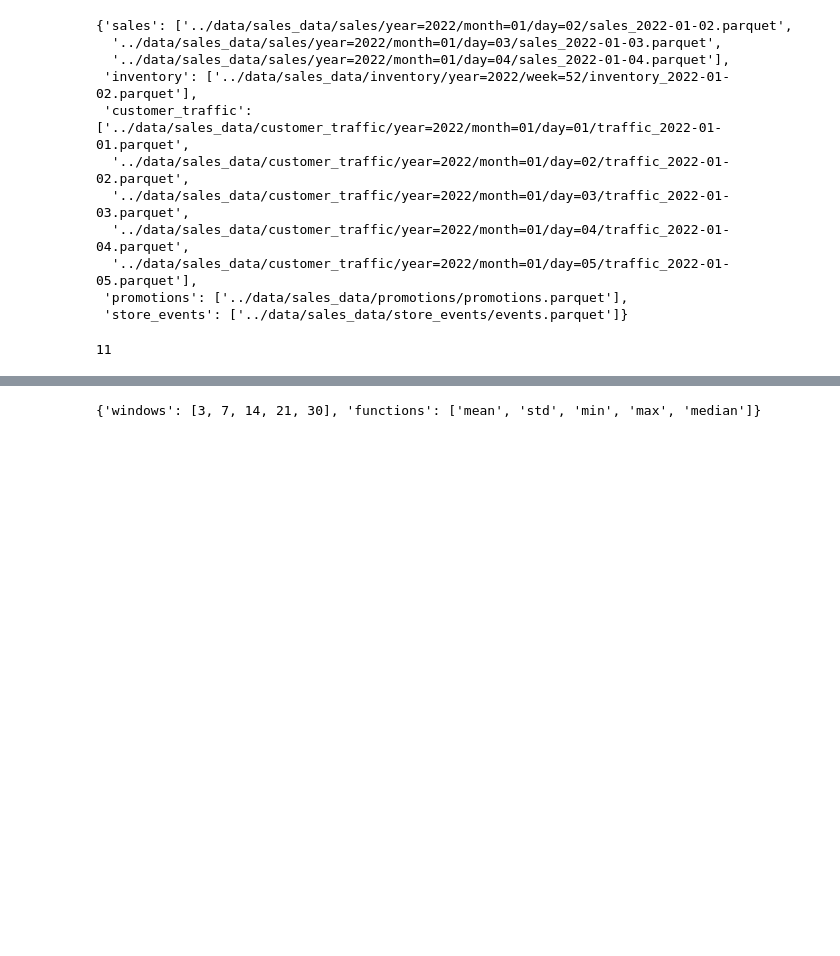
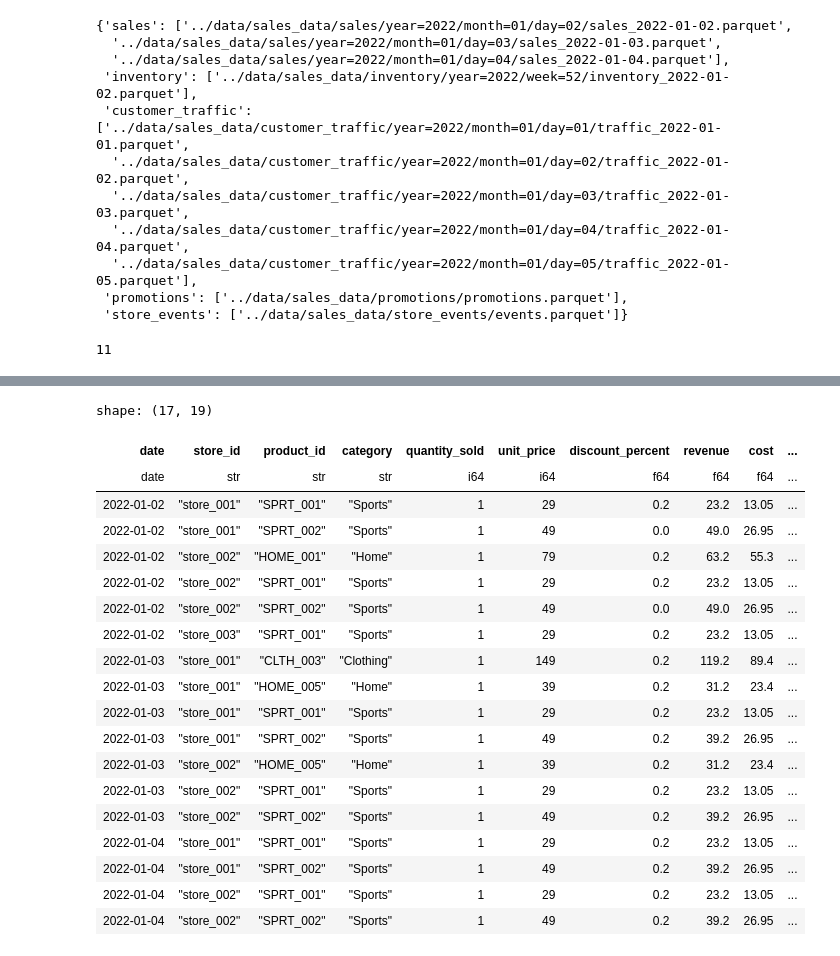
Before and after one commit to chineidu/End-to-end-Sale-Forecasting, a Jupyter notebook: notebooks/01-lab.ipynb, the cells around one changed output, grey strips where cells are left out. Saved outputs shown, nothing was run; the diff lists cells and outputs as text; code cells hidden in the pictures; blank space fills up the shorter version.

```diff
--- a/notebooks/01-lab.ipynb
+++ b/notebooks/01-lab.ipynb
@@ -203,6 +215,4 @@ if group_cols:
     for window in windows:
         for func in functions:
             col_name = f"{target_col}_rolling_{window}_{func}"
-            df[col_name] = df.groupby(group_cols)[target_col].transform(
-                lambda x: x.rolling(window, min_periods=1).agg(func)
-            )
+            df[col_name] = df.groupby(group_cols)[target_col].transform(lambda x: x.rolling(window, min_periods=1).agg(func))
@@ -212,0 +221,9 @@ from src.config import app_config
+# %%
+def create_interaction_features(df: pd.DataFrame, categorical_cols: list[str]) -> pd.DataFrame:
+    df = df.copy()
+
+    for i, col1 in enumerate(categorical_cols):
+        for col2 in categorical_cols[i + 1 :]:
+            df[f"{col1}_{col2}_interaction"] = df[col1].astype(str) + "_" + df[col2].astype(str)
+
+    return df
@@ -212,0 +343,23 @@ from src.config import app_config
+# %%
+create_interaction_features(temp_df, categorical_cols=["store_id", "product_id"])
+# %% [output]
+shape: (17, 19)
+| date | store_id | product_id | category | quantity_sold | unit_price | discount_percent | revenue | cost | ... |
+| date | str | str | str | i64 | i64 | f64 | f64 | f64 | ... |
+| 2022-01-02 | "store_001" | "SPRT_001" | "Sports" | 1 | 29 | 0.2 | 23.2 | 13.05 | ... |
+| 2022-01-02 | "store_001" | "SPRT_002" | "Sports" | 1 | 49 | 0.0 | 49.0 | 26.95 | ... |
+| 2022-01-02 | "store_002" | "HOME_001" | "Home" | 1 | 79 | 0.2 | 63.2 | 55.3 | ... |
+| 2022-01-02 | "store_002" | "SPRT_001" | "Sports" | 1 | 29 | 0.2 | 23.2 | 13.05 | ... |
+| 2022-01-02 | "store_002" | "SPRT_002" | "Sports" | 1 | 49 | 0.0 | 49.0 | 26.95 | ... |
+| 2022-01-02 | "store_003" | "SPRT_001" | "Sports" | 1 | 29 | 0.2 | 23.2 | 13.05 | ... |
+| 2022-01-03 | "store_001" | "CLTH_003" | "Clothing" | 1 | 149 | 0.2 | 119.2 | 89.4 | ... |
+| 2022-01-03 | "store_001" | "HOME_005" | "Home" | 1 | 39 | 0.2 | 31.2 | 23.4 | ... |
+| 2022-01-03 | "store_001" | "SPRT_001" | "Sports" | 1 | 29 | 0.2 | 23.2 | 13.05 | ... |
+| 2022-01-03 | "store_001" | "SPRT_002" | "Sports" | 1 | 49 | 0.2 | 39.2 | 26.95 | ... |
+| 2022-01-03 | "store_002" | "HOME_005" | "Home" | 1 | 39 | 0.2 | 31.2 | 23.4 | ... |
+| 2022-01-03 | "store_002" | "SPRT_001" | "Sports" | 1 | 29 | 0.2 | 23.2 | 13.05 | ... |
+| 2022-01-03 | "store_002" | "SPRT_002" | "Sports" | 1 | 49 | 0.2 | 39.2 | 26.95 | ... |
+| 2022-01-04 | "store_001" | "SPRT_001" | "Sports" | 1 | 29 | 0.2 | 23.2 | 13.05 | ... |
+| 2022-01-04 | "store_001" | "SPRT_002" | "Sports" | 1 | 49 | 0.2 | 39.2 | 26.95 | ... |
+| 2022-01-04 | "store_002" | "SPRT_001" | "Sports" | 1 | 29 | 0.2 | 23.2 | 13.05 | ... |
+| 2022-01-04 | "store_002" | "SPRT_002" | "Sports" | 1 | 49 | 0.2 | 39.2 | 26.95 | ... |
@@ -213,7 +369,5 @@ from src.config import app_config
 # %%
-console.print(app_config.features.rolling_features)
+console.print(app_config.features.lag_features)
-# %% [output]
-{'windows': [3, 7, 14, 21, 30], 'functions': ['mean', 'std', 'min', 'max', 'median']}
 # %%
 class FeatureEngineer:
     def __init__(self) -> None:
```
Also changed, not shown: parts of 15 cells of this notebook.
